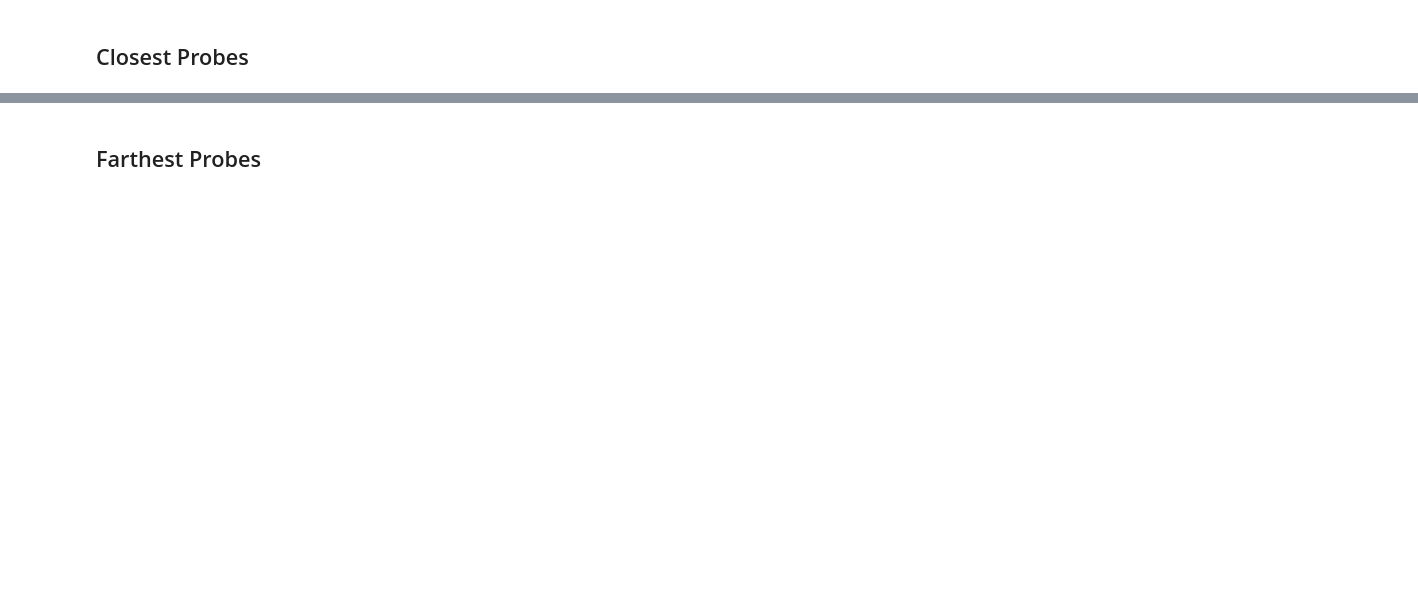
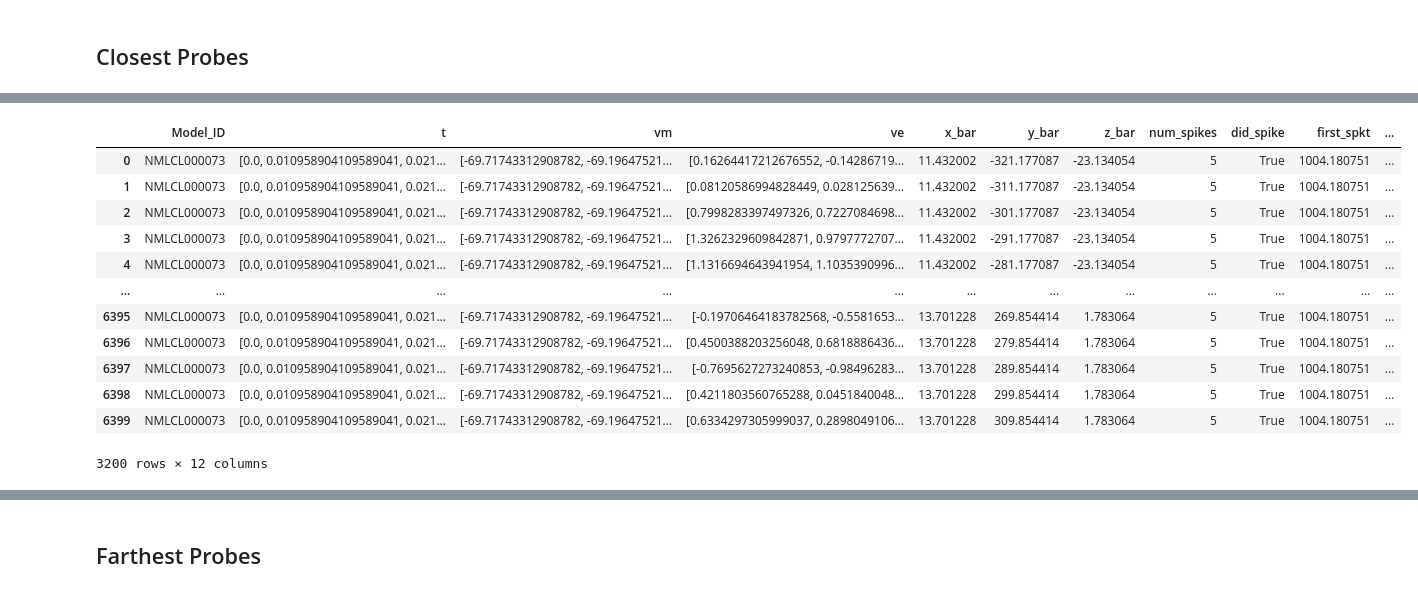
Before and after one commit to kedoxey/PyramidalCellSimulations, a Jupyter notebook: notebooks/figures/plot_linear_probes.ipynb, the cells around one changed output, grey strips where cells are left out. Saved outputs shown, nothing was run; the diff lists cells and outputs as text; code cells hidden in the pictures; blank space fills up the shorter version.

```diff
--- a/notebooks/figures/plot_linear_probes.ipynb
+++ b/notebooks/figures/plot_linear_probes.ipynb
@@ -1030,6 +1030,22 @@ for probe_num in closest_probes:
             probe_amp.append(amp)
 
     probe_amps_closest.append(probe_amp)
+# %%
+prep_closest_probes_df
+# %% [output]
+|  | Model_ID | t | vm | ve | x_bar | y_bar | z_bar | num_spikes | did_spike | first_spkt | ... |
+| 0 | NMLCL000073 | [0.0, 0.010958904109589041, 0.021... | [-69.71743312908782, -69.19647521... | [0.16264417212676552, -0.14286719... | 11.432002 | -321.177087 | -23.134054 | 5 | True | 1004.180751 | ... |
+| 1 | NMLCL000073 | [0.0, 0.010958904109589041, 0.021... | [-69.71743312908782, -69.19647521... | [0.08120586994828449, 0.028125639... | 11.432002 | -311.177087 | -23.134054 | 5 | True | 1004.180751 | ... |
+| 2 | NMLCL000073 | [0.0, 0.010958904109589041, 0.021... | [-69.71743312908782, -69.19647521... | [0.7998283397497326, 0.7227084698... | 11.432002 | -301.177087 | -23.134054 | 5 | True | 1004.180751 | ... |
+| 3 | NMLCL000073 | [0.0, 0.010958904109589041, 0.021... | [-69.71743312908782, -69.19647521... | [1.3262329609842871, 0.9797772707... | 11.432002 | -291.177087 | -23.134054 | 5 | True | 1004.180751 | ... |
+| 4 | NMLCL000073 | [0.0, 0.010958904109589041, 0.021... | [-69.71743312908782, -69.19647521... | [1.1316694643941954, 1.1035390996... | 11.432002 | -281.177087 | -23.134054 | 5 | True | 1004.180751 | ... |
+| ... | ... | ... | ... | ... | ... | ... | ... | ... | ... | ... | ... |
+| 6395 | NMLCL000073 | [0.0, 0.010958904109589041, 0.021... | [-69.71743312908782, -69.19647521... | [-0.19706464183782568, -0.5581653... | 13.701228 | 269.854414 | 1.783064 | 5 | True | 1004.180751 | ... |
+| 6396 | NMLCL000073 | [0.0, 0.010958904109589041, 0.021... | [-69.71743312908782, -69.19647521... | [0.4500388203256048, 0.6818886436... | 13.701228 | 279.854414 | 1.783064 | 5 | True | 1004.180751 | ... |
+| 6397 | NMLCL000073 | [0.0, 0.010958904109589041, 0.021... | [-69.71743312908782, -69.19647521... | [-0.7695627273240853, -0.98496283... | 13.701228 | 289.854414 | 1.783064 | 5 | True | 1004.180751 | ... |
+| 6398 | NMLCL000073 | [0.0, 0.010958904109589041, 0.021... | [-69.71743312908782, -69.19647521... | [0.4211803560765288, 0.0451840048... | 13.701228 | 299.854414 | 1.783064 | 5 | True | 1004.180751 | ... |
+| 6399 | NMLCL000073 | [0.0, 0.010958904109589041, 0.021... | [-69.71743312908782, -69.19647521... | [0.6334297305999037, 0.2898049106... | 13.701228 | 309.854414 | 1.783064 | 5 | True | 1004.180751 | ... |
+3200 rows × 12 columns
 # %%
 avg_waves_close = []
 
```
Also changed, not shown: parts of 22 cells of this notebook, 6 other files.
